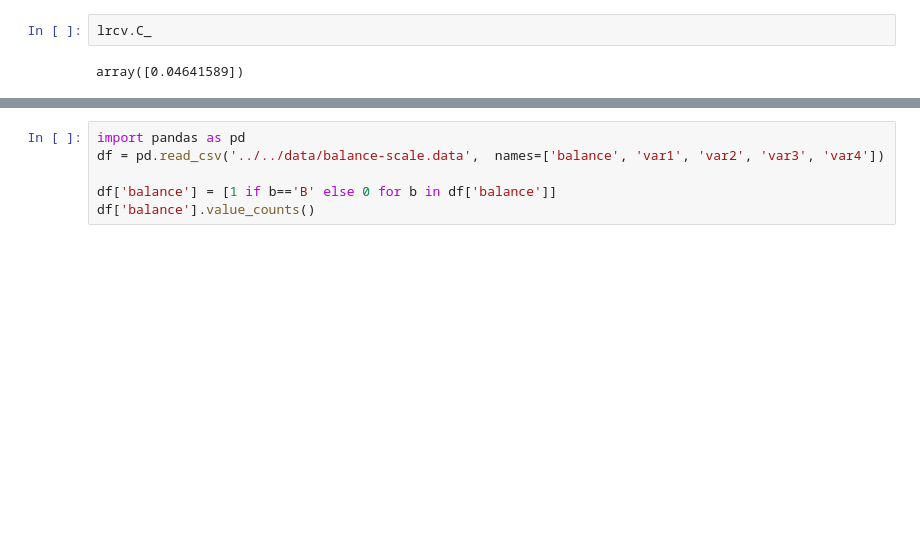
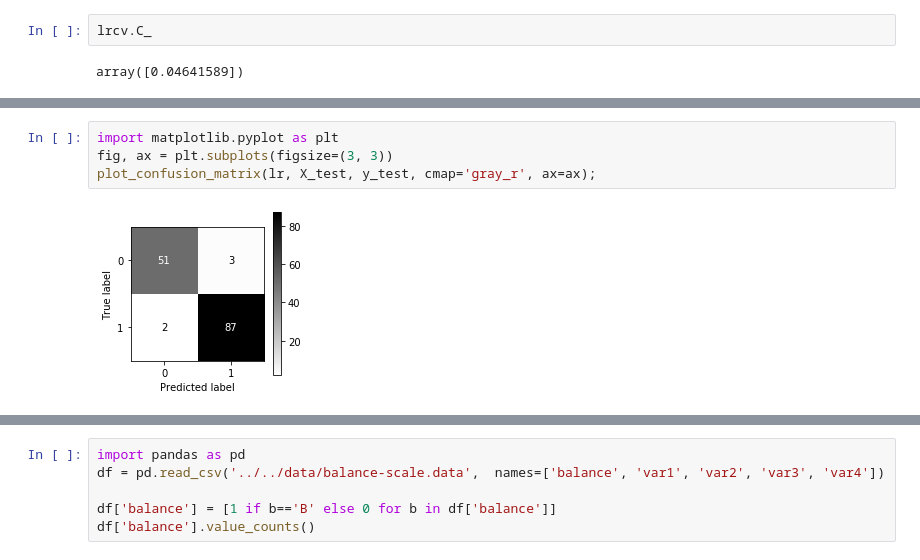
Before and after one commit to albertotb/curso-ml-python, a Jupyter notebook: notebook/sklearn/06-linear_classification.ipynb, the cells around one changed output, grey strips where cells are left out. Cells and saved outputs as stored; diff of their text form; blank space fills up the shorter version.

```diff
--- a/notebook/sklearn/06-linear_classification.ipynb
+++ b/notebook/sklearn/06-linear_classification.ipynb
@@ -146,3 +146,9 @@ pd.DataFrame(cm, index=['real_0', 'real_1'], columns=['pred_0', 'pred_1'])
+# %%
+import matplotlib.pyplot as plt
+fig, ax = plt.subplots(figsize=(3, 3))
+plot_confusion_matrix(lr, X_test, y_test, cmap='gray_r', ax=ax);
+# %% [output]
+[figure, added]
 # %%
 tn, fp, fn, tp = cm.ravel()
 print(tn)
```
Also changed, not shown: parts of 26 cells of this notebook, 25 other files.
